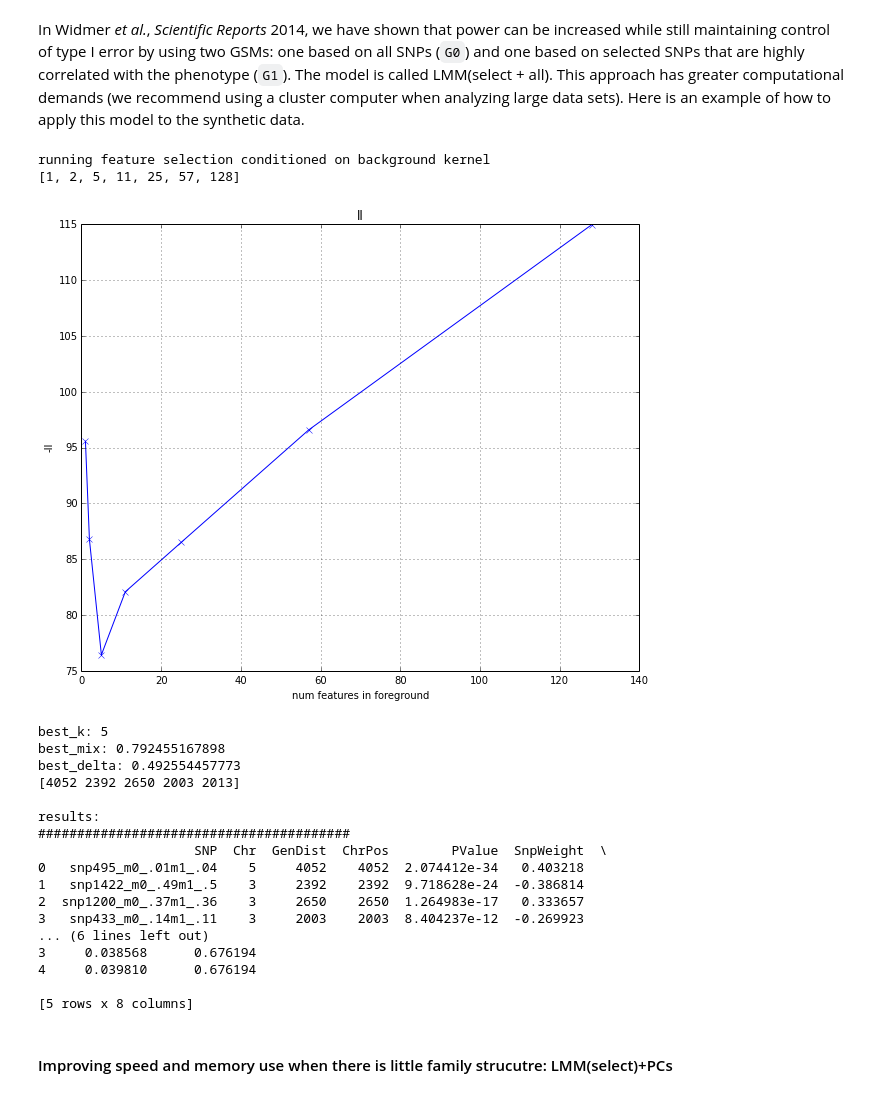
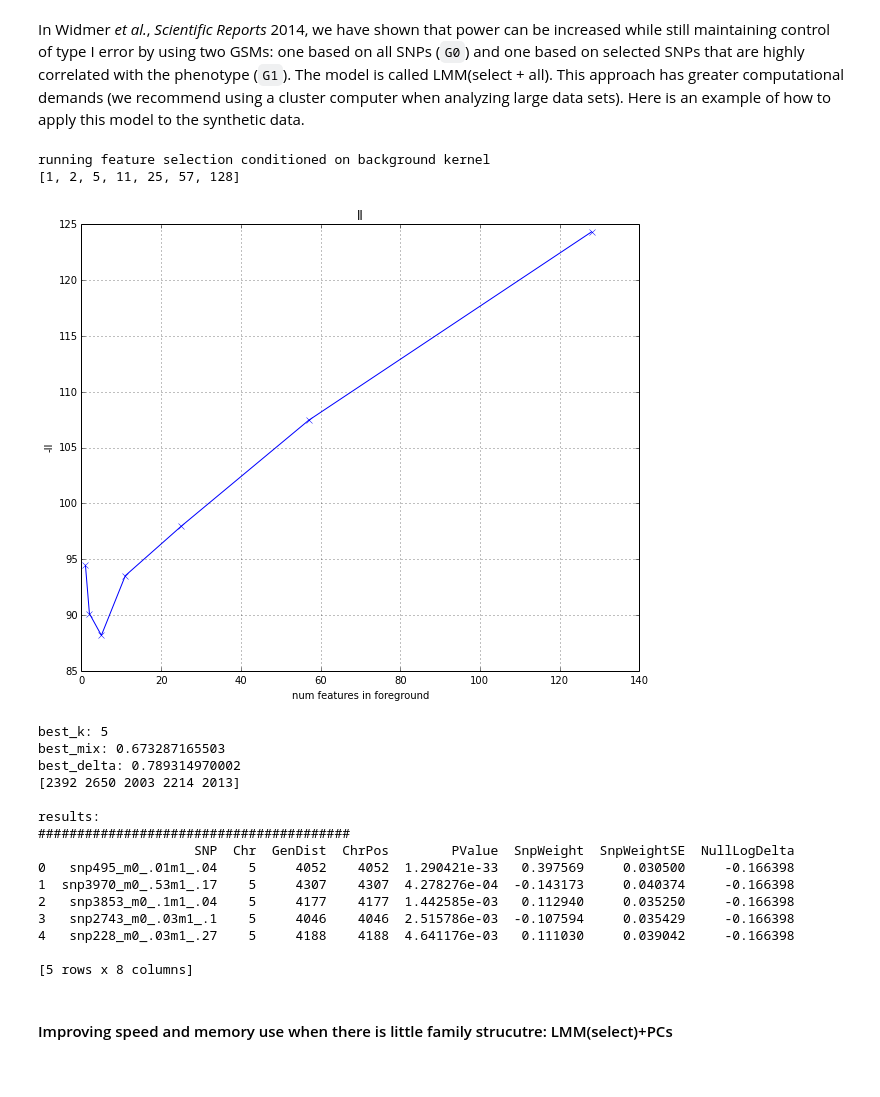
Before and after one commit to mycecilia/FaST-LMM, a Jupyter notebook: doc/ipynb/FaST-LMM.ipynb, the cells around one changed output. Cells and saved outputs as stored; diff of their text form; code cells hidden in the pictures.

```diff
--- a/doc/ipynb/FaST-LMM.ipynb
+++ b/doc/ipynb/FaST-LMM.ipynb
@@ -128,7 +132,7 @@ from pysnptools.pysnptools.snpreader.bed import Bed
 
 from fastlmm.feature_selection.feature_selection_two_kernel import FeatureSelectionInSample
 import fastlmm.pyplink.plink as plink
-from fastlmm.association import single_snp_leave_out_one_chrom
+from fastlmm.association import single_snp
 
 # define file names
 bed_fn = "../../tests/datasets/synth/all"
@@ -145,10 +149,13 @@ cov = plink.loadPhen(cov_fn)
 snp_reader, pheno, cov = pysnptools.pysnptools.util.util.intersect_apply([snp_reader, pheno, cov])
 
 # read in snps
-snp_data = snp_reader.read(order='C').standardize()
-G0 = snp_data.val
 
-G0.flags.writeable = False
+# partition snps on chr1 vs rest
+test_chr = 5
+G0 = snp_reader[:,snp_reader.pos[:,0] != test_chr].read(order='C').standardize()
+test_snps = snp_reader[:,snp_reader.pos[:,0] == test_chr].read(order='C').standardize()
+
+
 y = pheno['vals'][:,0]
 y -= y.mean()
 y /= y.std()
@@ -156,52 +163,52 @@ y /= y.std()
 # load covariates
 X_cov = cov['vals']
 X_cov.flags.writeable = False
 
 # invoke feature selection to learn which SNPs to use to build G1
 print "running feature selection conditioned on background kernel"
+# partition data into the first 50 SNPs on chr1 and all but chr1
+
 select = FeatureSelectionInSample(max_log_k=7, n_folds=7, order_by_lmm=True, measure="ll", random_state=42)
-best_k, feat_idx, best_mix, best_delta = select.run_select(G0, G0, y, cov=X_cov)
+best_k, feat_idx, best_mix, best_delta = select.run_select(G0.val, G0.val, y, cov=X_cov)
 
 # plot out of sample error
 select.plot_results(measure="ll")
 # select.plot_results(measure="mse")
 
 # print results
 print "best_k:", best_k
 print "best_mix:", best_mix
 print "best_delta:", best_delta
 
 
 ###############################
 # use selected SNPs to build G1
 print feat_idx
-G1 = snp_data[:,feat_idx]
+G1 = G0[:,feat_idx]
 
-results_df = single_snp_leave_out_one_chrom(snp_data, pheno=pheno, G1=G1, log_delta=None, mixing=best_mix)
+results_df = single_snp(test_snps, pheno, G0=G0, G1=G1, mixing=best_mix, log_delta=None)
 
 print
 print "results:"
 print "#"*40
 print results_df.head()
 # %% [output]
 running feature selection conditioned on background kernel
 [1, 2, 5, 11, 25, 57, 128]
-[figure, old version]
+[figure, new version]
 best_k: 5
-best_mix: 0.792455167898
-best_delta: 0.492554457773
-[4052 2392 2650 2003 2013]
+best_mix: 0.673287165503
+best_delta: 0.789314970002
+[2392 2650 2003 2214 2013]
 
 results:
 ########################################
-                    SNP  Chr  GenDist  ChrPos        PValue  SnpWeight  \
-0   snp495_m0_.01m1_.04    5     4052    4052  2.074412e-34   0.403218
-1   snp1422_m0_.49m1_.5    3     2392    2392  9.718628e-24  -0.386814
-2  snp1200_m0_.37m1_.36    3     2650    2650  1.264983e-17   0.333657
-3   snp433_m0_.14m1_.11    3     2003    2003  8.404237e-12  -0.269923
-... (6 lines left out)
-3     0.038568      0.676194
-4     0.039810      0.676194
+                    SNP  Chr  GenDist  ChrPos        PValue  SnpWeight  SnpWeightSE  NullLogDelta
+0   snp495_m0_.01m1_.04    5     4052    4052  1.290421e-33   0.397569     0.030500     -0.166398
+1  snp3970_m0_.53m1_.17    5     4307    4307  4.278276e-04  -0.143173     0.040374     -0.166398
+2   snp3853_m0_.1m1_.04    5     4177    4177  1.442585e-03   0.112940     0.035250     -0.166398
+3   snp2743_m0_.03m1_.1    5     4046    4046  2.515786e-03  -0.107594     0.035429     -0.166398
+4   snp228_m0_.03m1_.27    5     4188    4188  4.641176e-03   0.111030     0.039042     -0.166398
 
 [5 rows x 8 columns]
 # %% [markdown]
```
Also changed, not shown: parts of 1 cell of this notebook.
